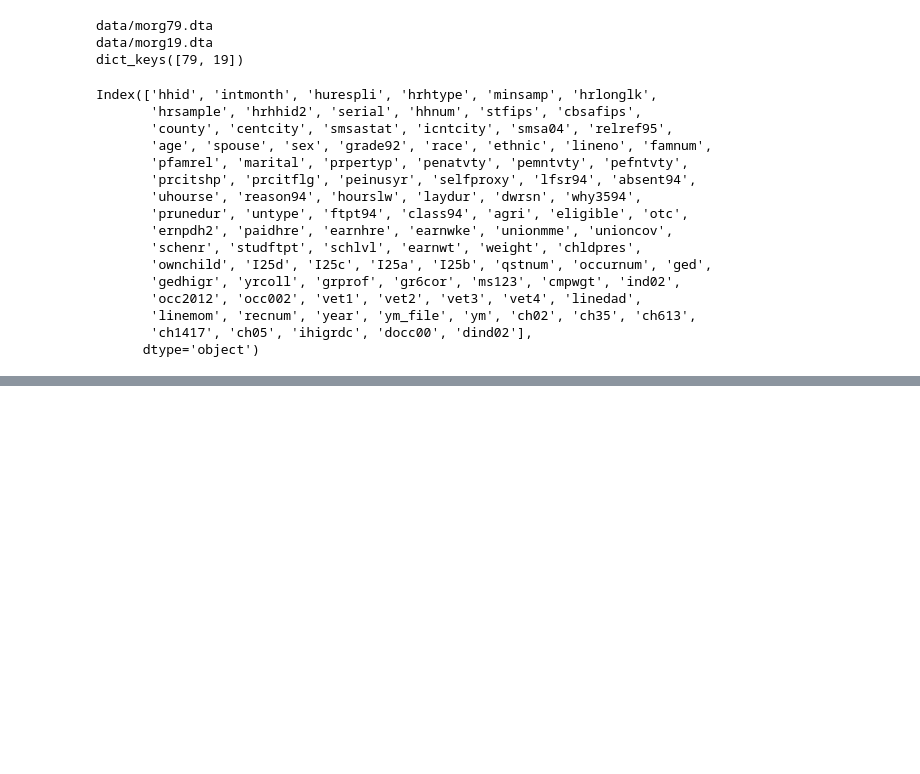
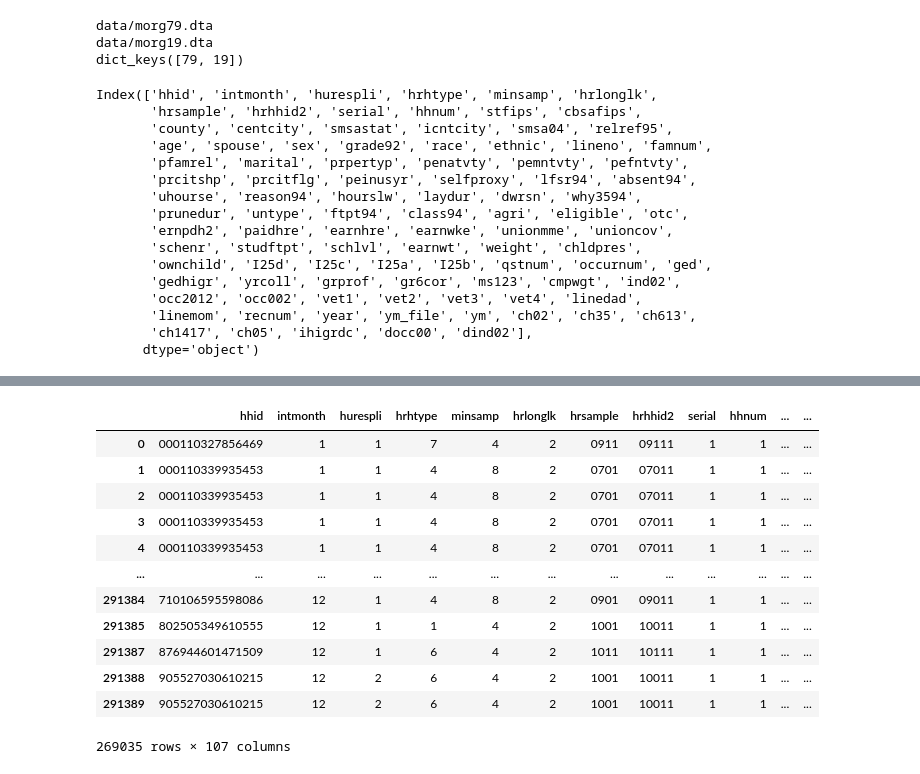
Before and after one commit to oscars47/Econ122, a Jupyter notebook: hw1.ipynb, the cells around one changed output, grey strips where cells are left out. Saved outputs shown, nothing was run; the diff lists cells and outputs as text; code cells hidden in the pictures; blank space fills up the shorter version.

```diff
--- a/hw1.ipynb
+++ b/hw1.ipynb
@@ -59,6 +59,7 @@ Index(['hhid', 'intmonth', 'hurespli', 'hrhtype', 'minsamp', 'hrlonglk',
 # inflation = [inflation[i:i+4] for i in range(0, len(inflation), 4)]
 # inflation
 inflation = [[33.804,34.728,35.590,36.451], [102.877, 103.422, 103.674, 104.080]]
+inflation_2019 = [102.877, 103.422, 103.674, 104.080]
 # %%
 # now that data is loaded in dictionary, can create tables
 # add to each df the new variables
@@ -85,11 +86,11 @@ for j, year in enumerate(dfs.keys()):
     # if month between 1 and 3, then multiply by 100/33.804
     realhrwage = np.where(df['intmonth'] <= 3, realhrwage * 100/inflation_row[0], realhrwage)
     # if month between 4 and 6, then multiply by 100/34.728
-    realhrwage = np.where((df['intmonth'] > 3) & (df['intmonth'] <= 6), realhrwage * 100/inflation_row[1], realhrwage)
+    realhrwage = np.where((df['intmonth'] > 3) & (df['intmonth'] <= 6), realhrwage * inflation_2019[0]/inflation_row[1], realhrwage)
     # if month between 7 and 9, then multiply by 100/35.590
-    realhrwage = np.where((df['intmonth'] > 6) & (df['intmonth'] <= 9), realhrwage * 100/inflation_row[2], realhrwage)
+    realhrwage = np.where((df['intmonth'] > 6) & (df['intmonth'] <= 9), realhrwage * inflation_2019[1]/inflation_row[2], realhrwage)
     # if month between 10 and 12, then multiply by 100/36.451
-    realhrwage = np.where((df['intmonth'] > 9) & (df['intmonth'] <= 12), realhrwage * 100/inflation_row[3], realhrwage)
+    realhrwage = np.where((df['intmonth'] > 9) & (df['intmonth'] <= 12), realhrwage * inflation_2019[2]/inflation_row[3], realhrwage)
 
     df['realhrwage'] = realhrwage
     # remove values < 2 and > 250
@@ -128,7 +129,7 @@ for j, year in enumerate(dfs.keys()):
     logwage = dfs[year]['realhrwage'].to_numpy()
     # conver to float
     logwage = logwage.astype(float)
-    df['logwage'] = logwage
+    df['logwage'] = np.log(logwage)
     df['lths'] = dfs[year]['educ'] < 12
     df['college'] = dfs[year]['educ'] >= 16
     df['exp'] = dfs[year]['age'] - dfs[year]['educ'] - 6
@@ -159,0 +398,16 @@ Max:  31.0
+# %%
+dfs[19].loc[(dfs[19]['vet1'] != 1) & (dfs[19]['vet1'] != 2) & (dfs[19]['vet1'] != 3) & (dfs[19]['vet1'] != 4) & (dfs[19]['vet1'] != 5) & (dfs[19]['vet1'] != 6) & (dfs[19]['vet1'] != 7) & (dfs[19]['vet1'] != 8) & (dfs[19]['vet1'] != 9)]
+# %% [output]
+|  | hhid | intmonth | hurespli | hrhtype | minsamp | hrlonglk | hrsample | hrhhid2 | serial | hhnum | ... | ... |
+| 0 | 000110327856469 | 1 | 1 | 7 | 4 | 2 | 0911 | 09111 | 1 | 1 | ... | ... |
+| 1 | 000110339935453 | 1 | 1 | 4 | 8 | 2 | 0701 | 07011 | 1 | 1 | ... | ... |
+| 2 | 000110339935453 | 1 | 1 | 4 | 8 | 2 | 0701 | 07011 | 1 | 1 | ... | ... |
+| 3 | 000110339935453 | 1 | 1 | 4 | 8 | 2 | 0701 | 07011 | 1 | 1 | ... | ... |
+| 4 | 000110339935453 | 1 | 1 | 4 | 8 | 2 | 0701 | 07011 | 1 | 1 | ... | ... |
+| ... | ... | ... | ... | ... | ... | ... | ... | ... | ... | ... | ... | ... |
+| 291384 | 710106595598086 | 12 | 1 | 4 | 8 | 2 | 0901 | 09011 | 1 | 1 | ... | ... |
+| 291385 | 802505349610555 | 12 | 1 | 1 | 4 | 2 | 1001 | 10011 | 1 | 1 | ... | ... |
+| 291387 | 876944601471509 | 12 | 1 | 6 | 4 | 2 | 1011 | 10111 | 1 | 1 | ... | ... |
+| 291388 | 905527030610215 | 12 | 2 | 6 | 4 | 2 | 1001 | 10011 | 1 | 1 | ... | ... |
+| 291389 | 905527030610215 | 12 | 2 | 6 | 4 | 2 | 1001 | 10011 | 1 | 1 | ... | ... |
+269035 rows × 107 columns
```
Also changed, not shown: parts of 17 cells of this notebook, 1 other file.
